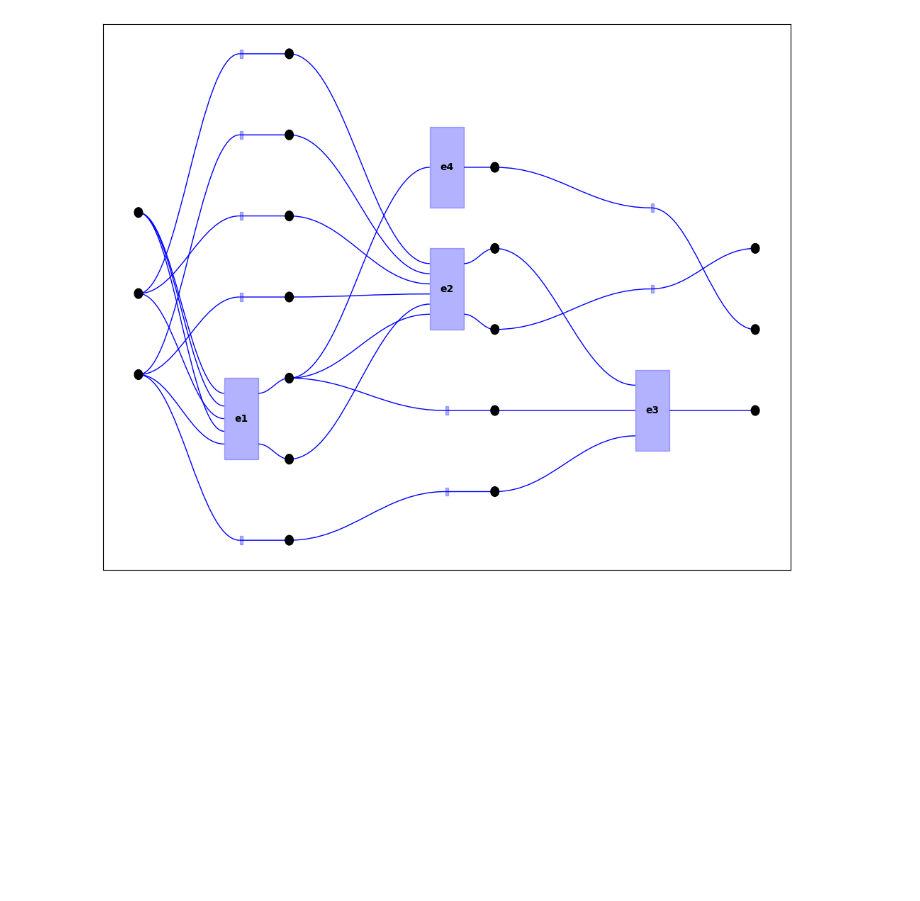
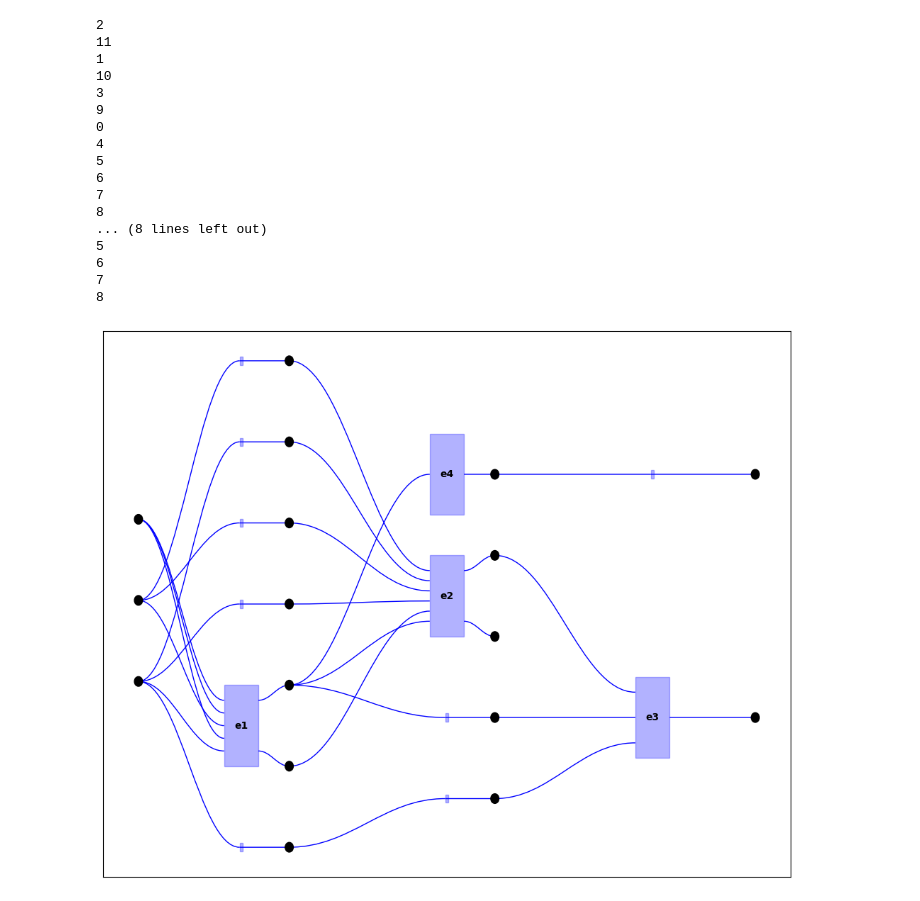
Before and after one commit to alexkoziell/HypNN, a Jupyter notebook: prototyping.ipynb, the cells around one changed output. Cells and saved outputs as stored; diff of their text form; code cells hidden in the pictures; blank space fills up the shorter version.

```diff
--- a/prototyping.ipynb
+++ b/prototyping.ipynb
@@ -7,15 +7,33 @@ from hypnn.gui.mpldraw import MplHypergraph
 # %%
 g = Hypergraph()
 x, y, z, w, v, p, q, r, o = tuple(g.add_vertex(Vertex()) for _ in range(9))
 e1 = g.add_edge(Hyperedge([x, x, y, x, z], [w, v], 'e1'))
 e2 = g.add_edge(Hyperedge([y, z, y, z, v, w], [p, q], 'e2'))
 e3 = g.add_edge(Hyperedge([p, w, z], [o], 'e3'))
 e4 = g.add_edge(Hyperedge([w], [r], 'e4'))
 
 g.inputs = [x, y, z]
-g.outputs = [q, r, o]
+g.outputs = [r, o]
 
+g.layer_decomp()
 g_mpl = MplHypergraph(g)
 g_mpl.draw()
 # %% [output]
+2
+11
+1
+10
+3
+9
+0
+4
+5
+6
+7
+8
+... (8 lines left out)
+5
+6
+7
+8
-[figure, old version]
+[figure, new version]
```
Also changed, not shown: 1 other file.
